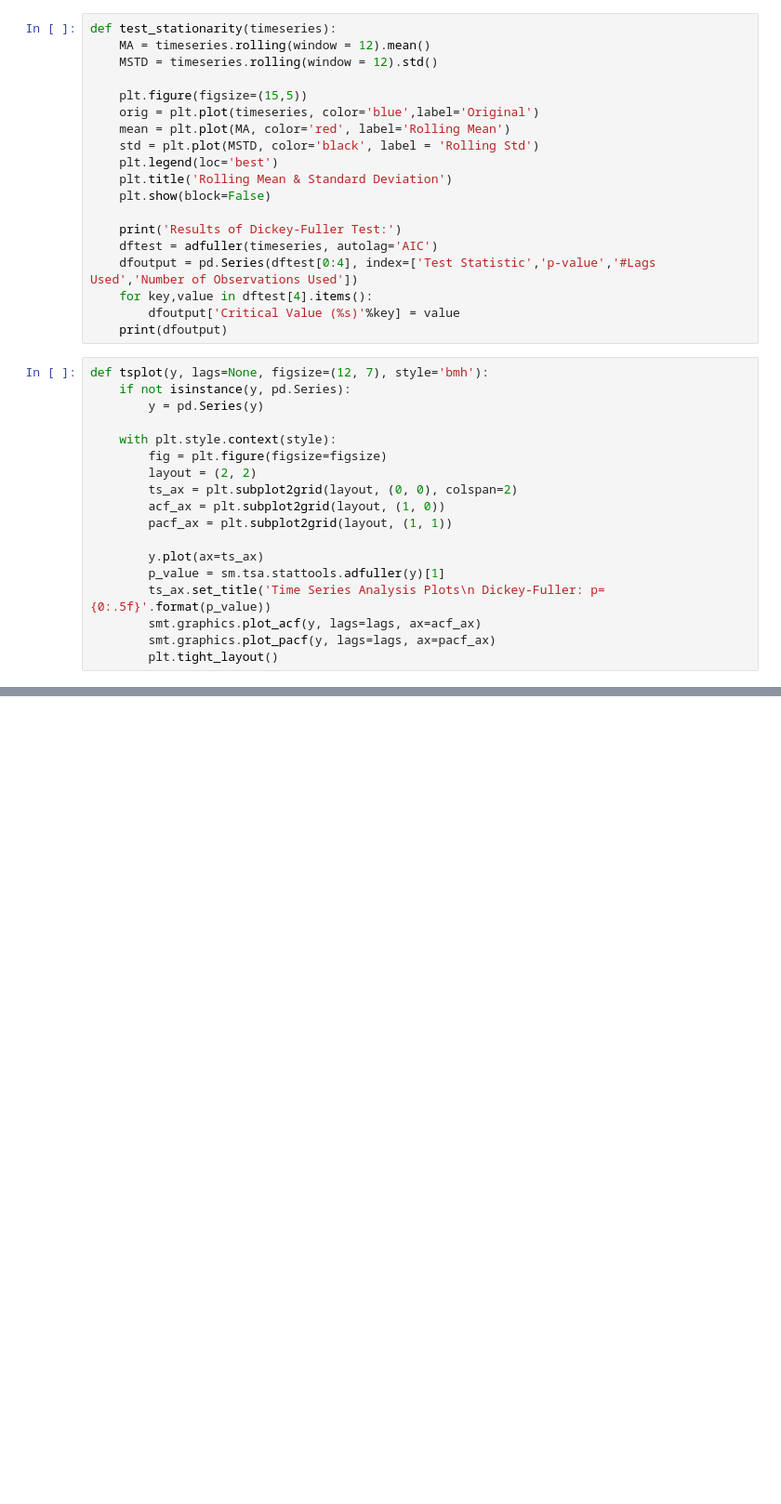
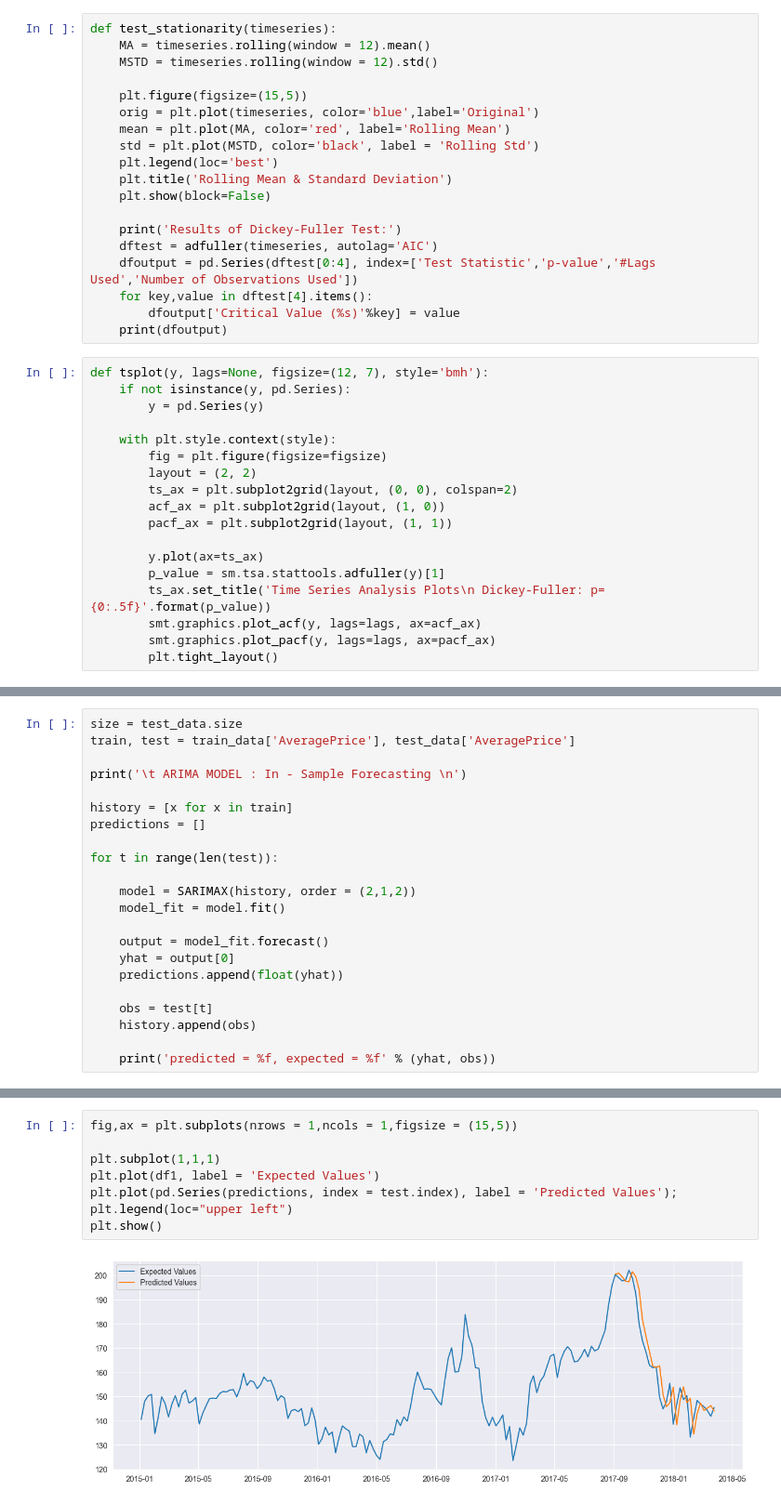
Before and after one commit to PNU-team-projects/avocado-price-forecasting, a Jupyter notebook: notebooks/notebook.ipynb, the cells around one changed output, grey strips where cells are left out. Shown at 93% size. Drawn from its saved outputs; the diff is of its cells as text; blank space fills up the shorter version.

```diff
--- a/notebooks/notebook.ipynb
+++ b/notebooks/notebook.ipynb
@@ -223,0 +305,22 @@ plt.show()
+# %%
+size = test_data.size
+train, test = train_data['AveragePrice'], test_data['AveragePrice']
+
+print('\t ARIMA MODEL : In - Sample Forecasting \n')
+
+history = [x for x in train]
+predictions = []
+
+for t in range(len(test)):
+
+    model = SARIMAX(history, order = (2,1,2))
+    model_fit = model.fit()
+
+    output = model_fit.forecast()
+    yhat = output[0]
+    predictions.append(float(yhat))
+
+    obs = test[t]
+    history.append(obs)
+
+    print('predicted = %f, expected = %f' % (yhat, obs))
@@ -223,0 +359,10 @@ plt.show()
+# %%
+fig,ax = plt.subplots(nrows = 1,ncols = 1,figsize = (15,5))
+
+plt.subplot(1,1,1)
+plt.plot(df1, label = 'Expected Values')
+plt.plot(pd.Series(predictions, index = test.index), label = 'Predicted Values');
+plt.legend(loc="upper left")
+plt.show()
+# %% [output]
+[figure, added]
```
Also changed, not shown: parts of 17 cells of this notebook.
